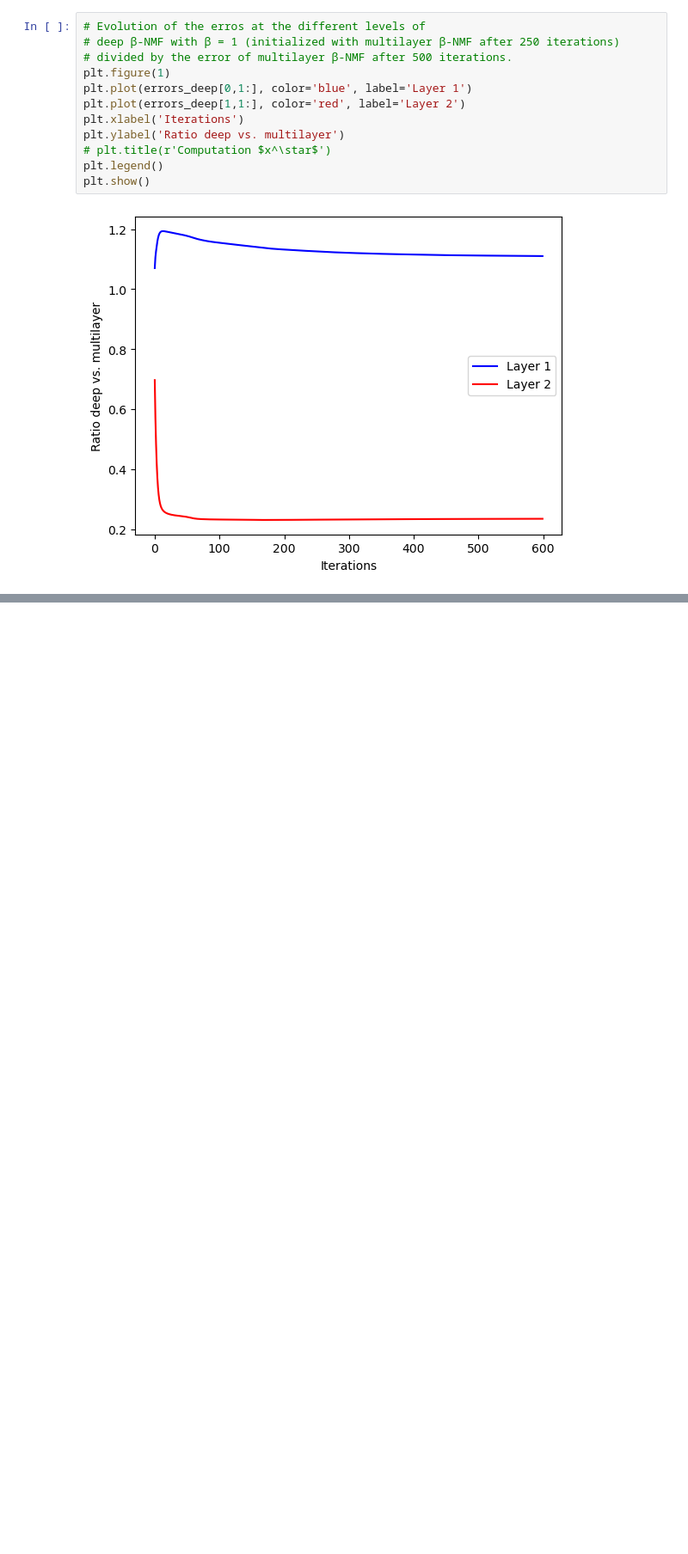
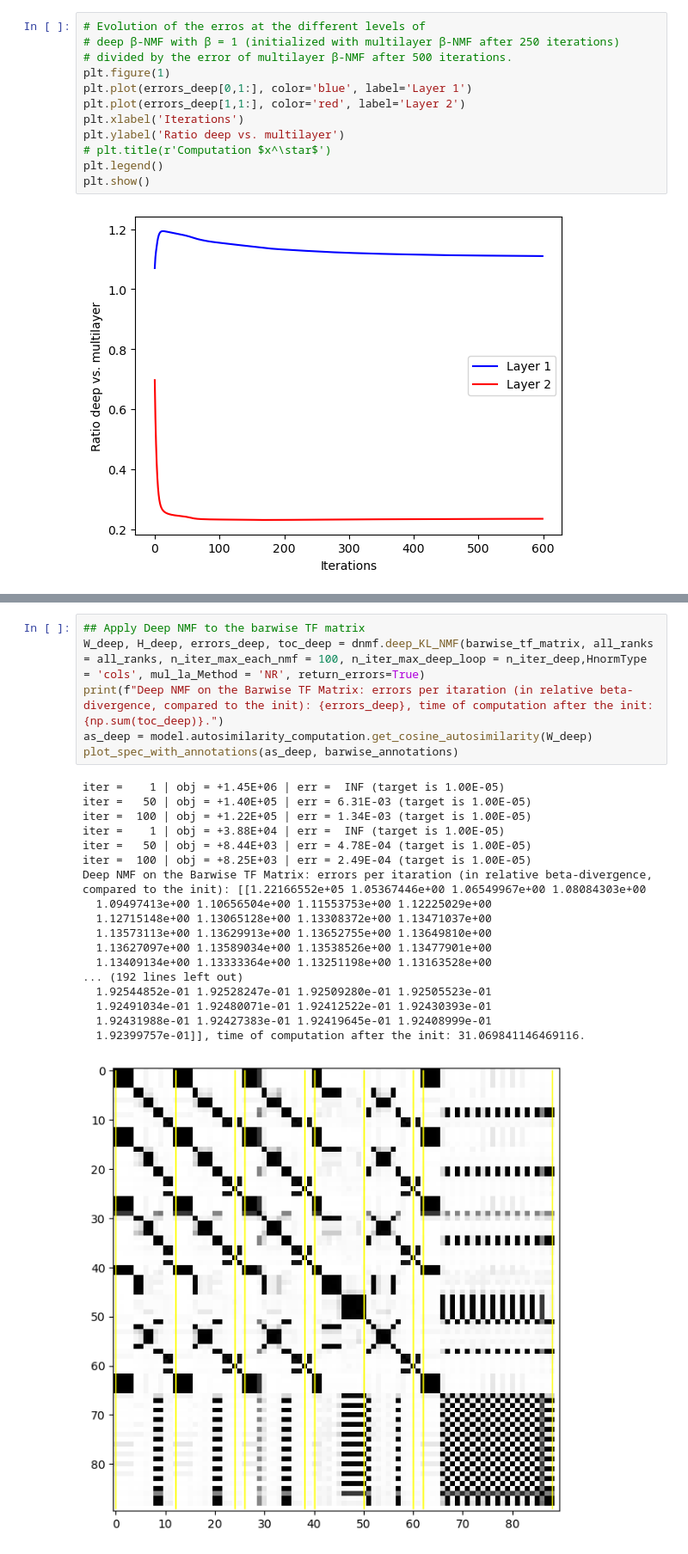
Before and after one commit to ax-le/Deep_NMF_Audio, a Jupyter notebook: notebook_deep_nmf_structure.ipynb, the cells around one changed output, grey strips where cells are left out. Shown: that part at 86% size. Saved outputs shown, nothing was run; the diff lists cells and outputs as text; blank space fills up the shorter version.

```diff
--- a/notebook_deep_nmf_structure.ipynb
+++ b/notebook_deep_nmf_structure.ipynb
@@ -123,0 +161,25 @@ Layer 2: [1. 1. 1. 1. 1. 1. 1. 1.]
+# %%
+## Apply Deep NMF to the barwise TF matrix
+W_deep, H_deep, errors_deep, toc_deep = dnmf.deep_KL_NMF(barwise_tf_matrix, all_ranks = all_ranks, n_iter_max_each_nmf = 100, n_iter_max_deep_loop = n_iter_deep,HnormType = 'cols', mul_la_Method = 'NR', return_errors=True)
+print(f"Deep NMF on the Barwise TF Matrix: errors per itaration (in relative beta-divergence, compared to the init): {errors_deep}, time of computation after the init: {np.sum(toc_deep)}.")
+as_deep = model.autosimilarity_computation.get_cosine_autosimilarity(W_deep)
+plot_spec_with_annotations(as_deep, barwise_annotations)
+# %% [output]
+iter =    1 | obj = +1.45E+06 | err =  INF (target is 1.00E-05)
+iter =   50 | obj = +1.40E+05 | err = 6.31E-03 (target is 1.00E-05)
+iter =  100 | obj = +1.22E+05 | err = 1.34E-03 (target is 1.00E-05)
+iter =    1 | obj = +3.88E+04 | err =  INF (target is 1.00E-05)
+iter =   50 | obj = +8.44E+03 | err = 4.78E-04 (target is 1.00E-05)
+iter =  100 | obj = +8.25E+03 | err = 2.49E-04 (target is 1.00E-05)
+Deep NMF on the Barwise TF Matrix: errors per itaration (in relative beta-divergence, compared to the init): [[1.22166552e+05 1.05367446e+00 1.06549967e+00 1.08084303e+00
+  1.09497413e+00 1.10656504e+00 1.11553753e+00 1.12225029e+00
+  1.12715148e+00 1.13065128e+00 1.13308372e+00 1.13471037e+00
+  1.13573113e+00 1.13629913e+00 1.13652755e+00 1.13649810e+00
+  1.13627097e+00 1.13589034e+00 1.13538526e+00 1.13477901e+00
+  1.13409134e+00 1.13333364e+00 1.13251198e+00 1.13163528e+00
+... (192 lines left out)
+  1.92544852e-01 1.92528247e-01 1.92509280e-01 1.92505523e-01
+  1.92491034e-01 1.92480071e-01 1.92412522e-01 1.92430393e-01
+  1.92431988e-01 1.92427383e-01 1.92419645e-01 1.92408999e-01
+  1.92399757e-01]], time of computation after the init: 31.069841146469116.
+[figure, added]
```
Also changed, not shown: parts of 8 cells of this notebook, 1 other file.
